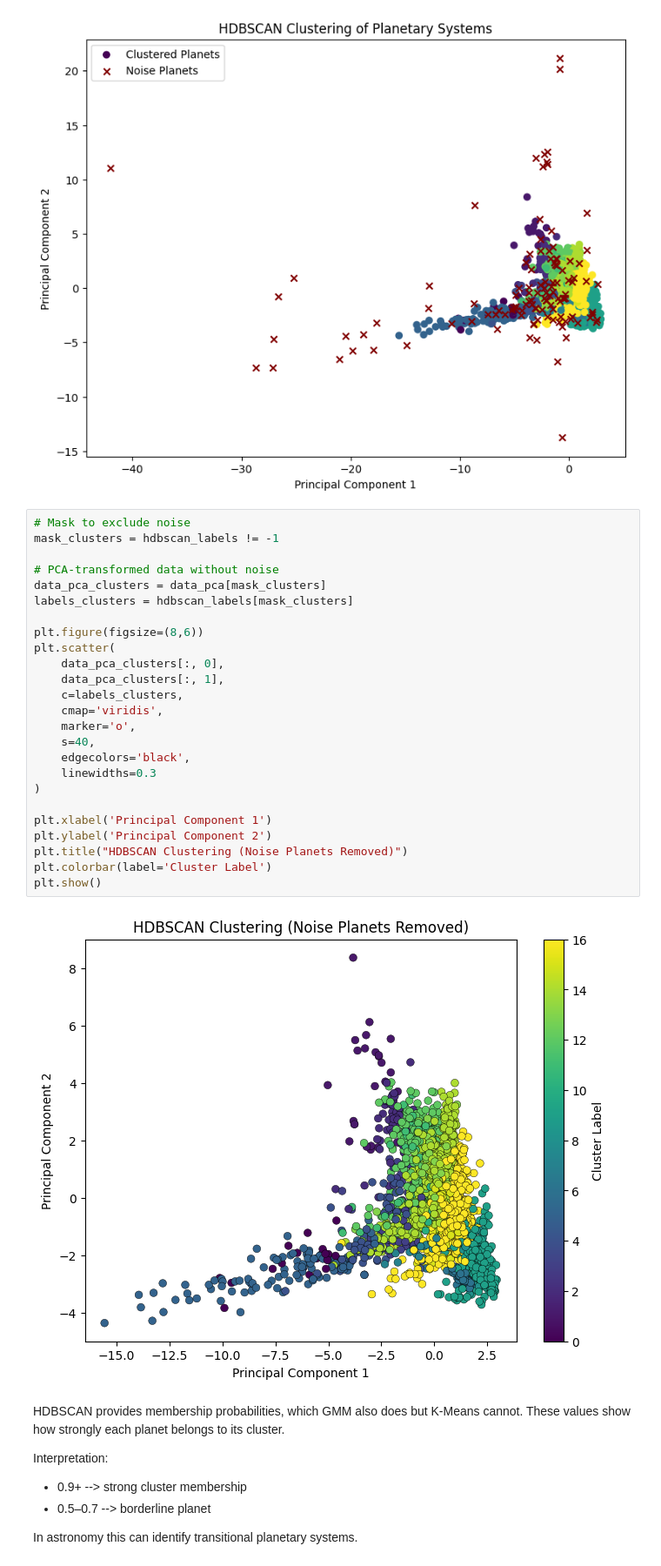
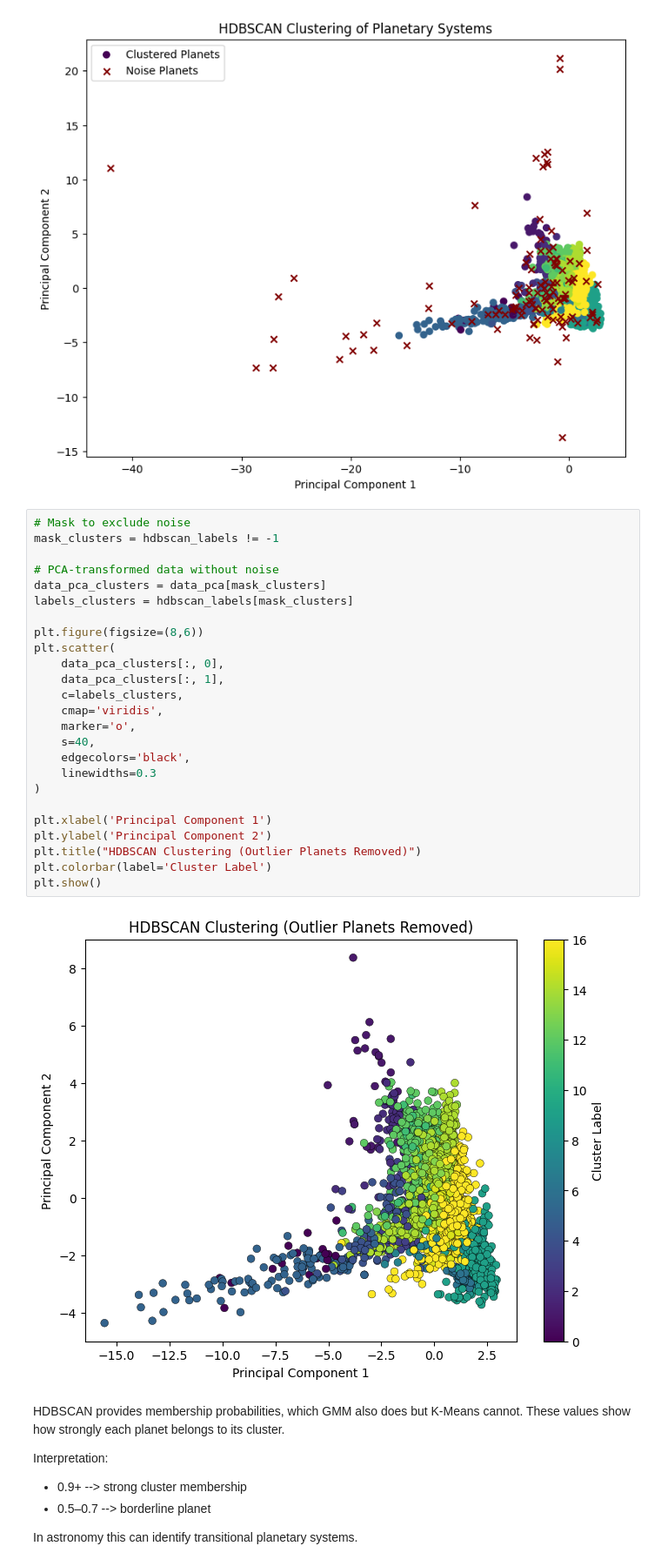
Before and after one commit to Graviton12/DS_Final_Project_SZM, a Jupyter notebook: Final Project Materials/DS_Predictive_Analysis_Model.ipynb, the cells around one changed output. Shown at 87% size. Saved outputs shown, nothing was run; the diff lists cells and outputs as text.

```diff
--- a/Final Project Materials/DS_Predictive_Analysis_Model.ipynb
+++ b/Final Project Materials/DS_Predictive_Analysis_Model.ipynb
@@ -3135,30 +3131,30 @@ plt.show()
 # %%
 # Mask to exclude noise
 mask_clusters = hdbscan_labels != -1
 
 # PCA-transformed data without noise
 data_pca_clusters = data_pca[mask_clusters]
 labels_clusters = hdbscan_labels[mask_clusters]
 
 plt.figure(figsize=(8,6))
 plt.scatter(
     data_pca_clusters[:, 0],
     data_pca_clusters[:, 1],
     c=labels_clusters,
     cmap='viridis',
     marker='o',
     s=40,
     edgecolors='black',
     linewidths=0.3
 )
 
 plt.xlabel('Principal Component 1')
 plt.ylabel('Principal Component 2')
-plt.title("HDBSCAN Clustering (Noise Planets Removed)")
+plt.title("HDBSCAN Clustering (Outlier Planets Removed)")
 plt.colorbar(label='Cluster Label')
 plt.show()
 # %% [output]
-[figure, old version]
+[figure, new version]
 # %% [markdown]
 HDBSCAN provides membership probabilities, which GMM also does but K-Means cannot. These values show how strongly each planet belongs to its cluster.
 
```
Also changed, not shown: parts of 6 cells of this notebook, 1 other file.
